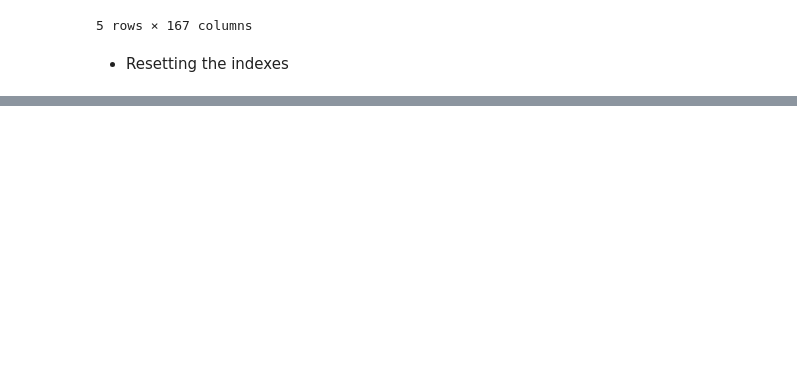
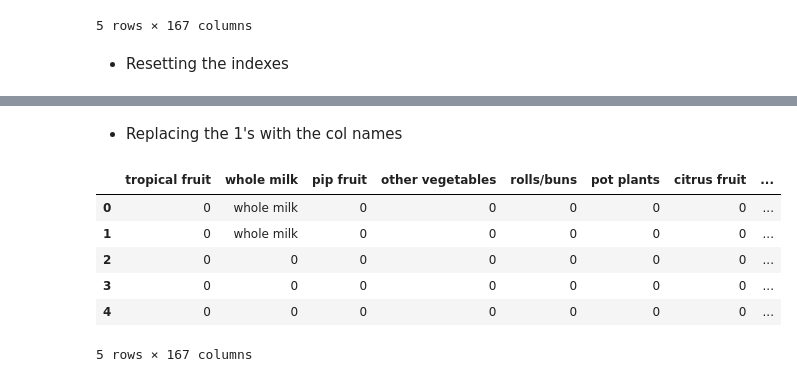
Before and after one commit to Naveen-Karanamu/Market-Basket-Groceries, a Jupyter notebook: main.ipynb, the cells around one changed output, grey strips where cells are left out. Drawn from its saved outputs; the diff is of its cells as text; code cells hidden in the pictures; blank space fills up the shorter version.

```diff
--- a/main.ipynb
+++ b/main.ipynb
@@ -325,0 +346,20 @@ group.reset_index()[products]
+# %% [markdown]
+* Replacing the 1's with the col names
+# %%
+def rep(data):
+    for i in products:
+        if data[i] > 0:
+            data[i] = i
+    return data
+# %%
+group=group.apply(rep,axis=1)
+# %%
+group.head()
+# %% [output]
+|  | tropical fruit | whole milk | pip fruit | other vegetables | rolls/buns | pot plants | citrus fruit | ... |
+| 0 | 0 | whole milk | 0 | 0 | 0 | 0 | 0 | ... |
+| 1 | 0 | whole milk | 0 | 0 | 0 | 0 | 0 | ... |
+| 2 | 0 | 0 | 0 | 0 | 0 | 0 | 0 | ... |
+| 3 | 0 | 0 | 0 | 0 | 0 | 0 | 0 | ... |
+| 4 | 0 | 0 | 0 | 0 | 0 | 0 | 0 | ... |
+5 rows × 167 columns
```
Also changed, not shown: parts of 7 cells of this notebook.
